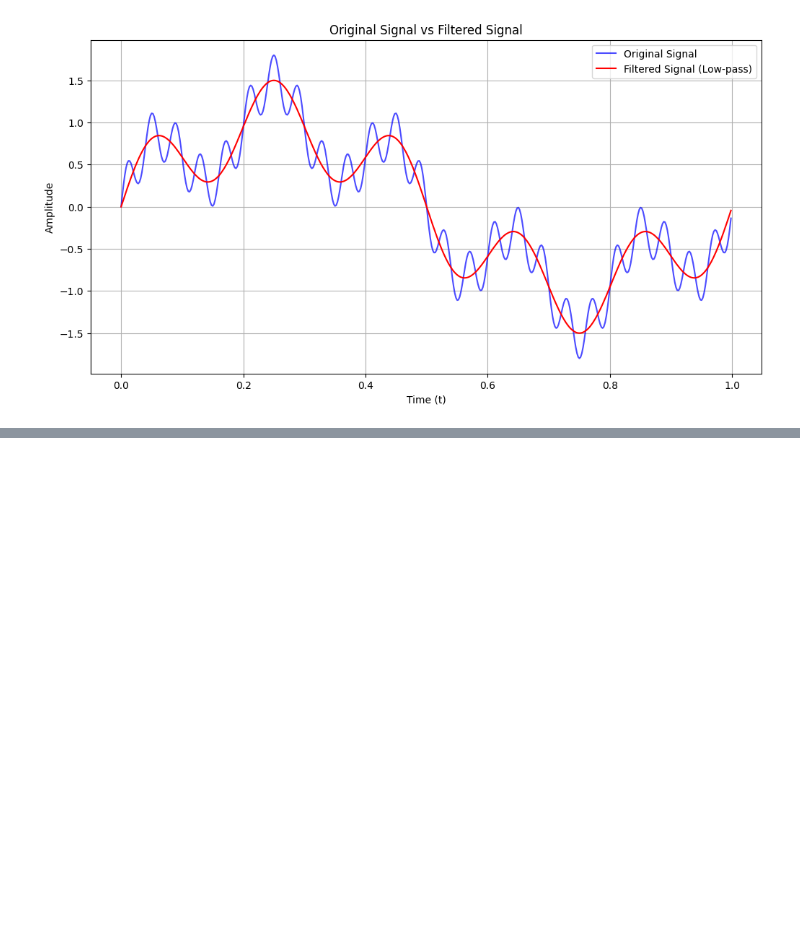
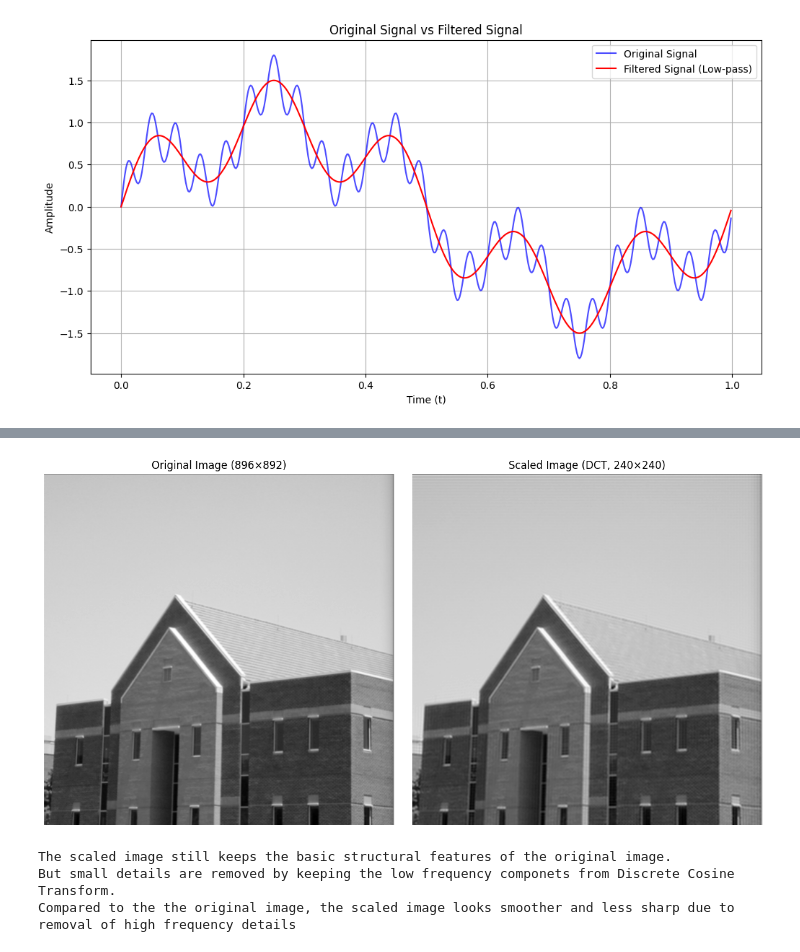
Before and after one commit to TeranS22/CM2607_CW_2409084, a Jupyter notebook: CM2607_2409084.ipynb, the cells around one changed output, grey strips where cells are left out. Saved outputs shown, nothing was run; the diff lists cells and outputs as text; code cells hidden in the pictures; blank space fills up the shorter version.

```diff
--- a/CM2607_2409084.ipynb
+++ b/CM2607_2409084.ipynb
@@ -271,0 +409,37 @@ Real-world applications include:
+# %%
+# (c) Apply a Discrete Cosine Transform (DCT) to the original image. Then, scale the image down to 240px × 240px using the DCT. Display the scaled image and compare it to the original.
+
+dct = cv2.dct(np.float32(image))
+
+scaled_dct = np.zeros_like(dct)
+scaled_dct[:240, :240] = dct[:240, :240]
+
+scaled_image = cv2.idct(scaled_dct)
+
+original_size = image.shape
+
+fig, axes = plt.subplots(1, 2, figsize=(12, 6))
+
+axes[0].imshow(image, cmap='gray')
+axes[0].set_title(f"Original Image ({original_size[0]}×{original_size[1]})")
+axes[0].axis('off')
+
+axes[1].imshow(scaled_image, cmap='gray')
+axes[1].set_title("Scaled Image (DCT, 240×240)")
+axes[1].axis('off')
+
+plt.tight_layout()
+plt.show()
+
+comparison = """
+The scaled image still keeps the basic structural features of the original image.
+But small details are removed by keeping the low frequency componets from Discrete Cosine Transform.
+Compared to the the original image, the scaled image looks smoother and less sharp due to removal of high frequency details
+"""
+
+print(comparison)
+# %% [output]
+[figure, added]
+The scaled image still keeps the basic structural features of the original image.
+But small details are removed by keeping the low frequency componets from Discrete Cosine Transform.
+Compared to the the original image, the scaled image looks smoother and less sharp due to removal of high frequency details
```
Also changed, not shown: parts of 18 cells of this notebook, 1 other file.
